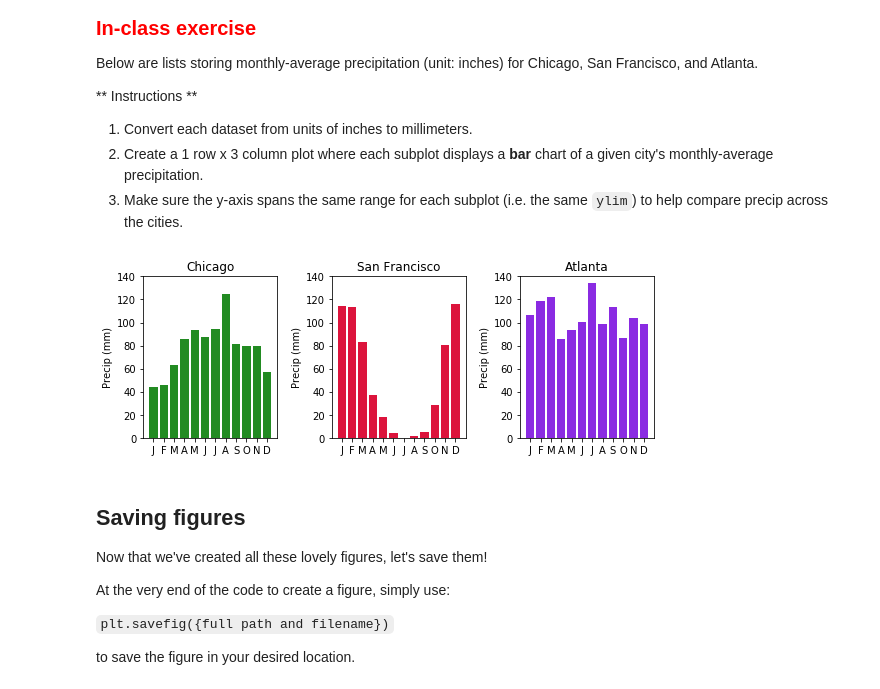
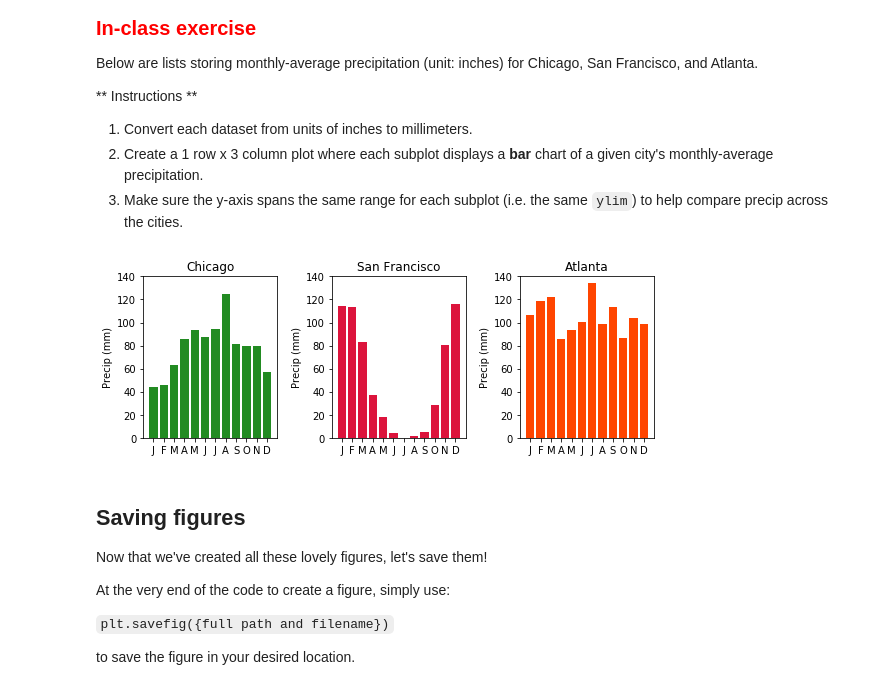
Before and after one commit to neil-berg/climate-data-analyses, a Jupyter notebook: lectures/AOS51_2019W_#3.ipynb, the cells around one changed output. Cells and saved outputs as stored; diff of their text form; code cells hidden in the pictures.

```diff
--- a/lectures/AOS51_2019W_#3.ipynb
+++ b/lectures/AOS51_2019W_#3.ipynb
@@ -261,36 +261,36 @@ atl_arr = np.array(atl) * 25.4
 months = np.arange(1,13)
 
 fig = plt.figure(figsize=(8,3))
 
 ax1 = fig.add_subplot(1,3,1)
 ax1.bar(months, chi_arr, color='forestgreen')
 ax1.set_xticks(np.arange(1,13))
 ax1.set_xticklabels(['J', 'F', 'M', 'A', 'M', 'J', 'J', 'A', 'S', 'O', 'N', 'D'])
 ax1.set_ylabel('Precip (mm)')
 ax1.set_ylim(0, 140)
 ax1.set_title('Chicago')
 
 ax2 = fig.add_subplot(1,3,2)
 ax2.bar(months, sf_arr, color='crimson')
 ax2.set_xticks(np.arange(1,13))
 ax2.set_xticklabels(['J', 'F', 'M', 'A', 'M', 'J', 'J', 'A', 'S', 'O', 'N', 'D'])
 ax2.set_ylabel('Precip (mm)')
 ax2.set_ylim(0, 140)
 ax2.set_title('San Francisco')
 
 ax3 = fig.add_subplot(1,3,3)
-ax3.bar(months, atl_arr, color='blueviolet')
+ax3.bar(months, atl_arr, color='orangered')
 ax3.set_xticks(np.arange(1,13))
 ax3.set_xticklabels(['J', 'F', 'M', 'A', 'M', 'J', 'J', 'A', 'S', 'O', 'N', 'D'])
 ax3.set_ylabel('Precip (mm)')
 ax3.set_ylim(0, 140)
 ax3.set_title('Atlanta')
 
 fig.tight_layout()
 
-plt.savefig('/Users/nberg/AOS51/figures/precip_bar_charts.png')
+plt.savefig('/Users/nberg/AOS51_v2/figures/rainfall.eps')
 # %% [output]
-[figure, old version]
+[figure, new version]
 # %% [markdown]
 ## Saving figures
 
```
Also changed, not shown: parts of 32 cells of this notebook.
